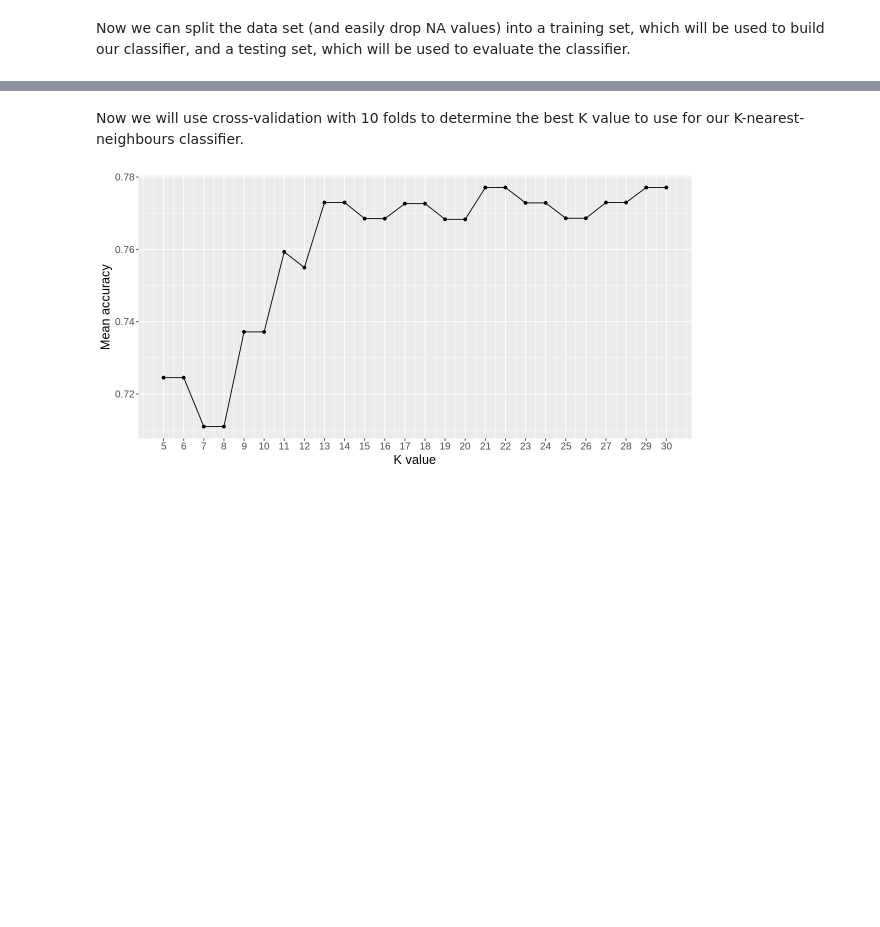
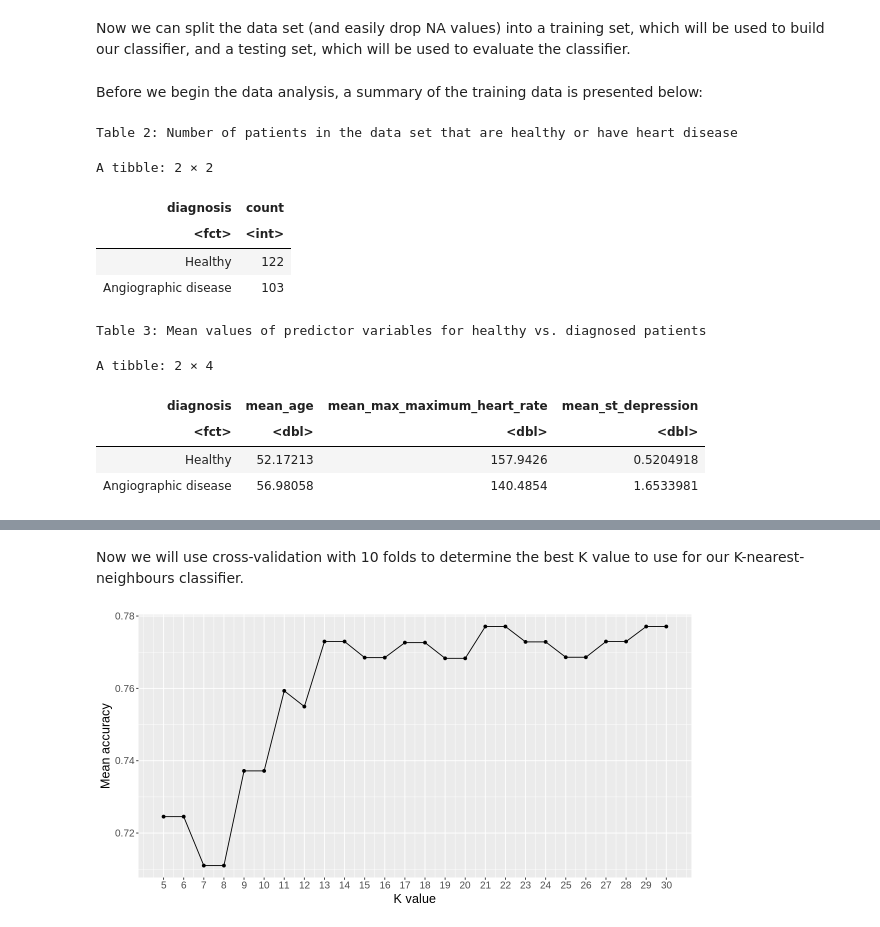
Before and after one commit to goete/Heart-Disease-Prediction-Modelling, a Jupyter notebook: final_report.ipynb, the cells around one changed output, grey strips where cells are left out. Saved outputs shown, nothing was run; the diff lists cells and outputs as text; code cells hidden in the pictures; blank space fills up the shorter version.

```diff
--- a/final_report.ipynb
+++ b/final_report.ipynb
@@ -73,3 +84,33 @@ data_split <- data_selected |>
 
 training_set <- training(data_split)
 testing_set <- testing(data_split)
+# %% [markdown]
+Before we begin the data analysis, a summary of the training data is presented below:
+# %%
+number_of_observations <- training_set |>
+    group_by(diagnosis) |>
+    summarize(count = n())
+
+cat("Table 2: Number of patients in the data set that are healthy or have heart disease")
+number_of_observations
+
+mean_values <- training_set |>
+    group_by(diagnosis) |>
+    select(-thal) |>
+    summarize(mean_age = mean(age), mean_max_maximum_heart_rate = mean(max_heart_rate), mean_st_depression = mean(st_depression))
+
+cat("\n\nTable 3: Mean values of predictor variables for healthy vs. diagnosed patients")
+mean_values
+# %% [output]
+Table 2: Number of patients in the data set that are healthy or have heart disease
+A tibble: 2 × 2
+| diagnosis | count |
+| <fct> | <int> |
+| Healthy | 122 |
+| Angiographic disease | 103 |
+Table 3: Mean values of predictor variables for healthy vs. diagnosed patients
+A tibble: 2 × 4
+| diagnosis | mean_age | mean_max_maximum_heart_rate | mean_st_depression |
+| <fct> | <dbl> | <dbl> | <dbl> |
+| Healthy | 52.17213 | 157.9426 | 0.5204918 |
+| Angiographic disease | 56.98058 | 140.4854 | 1.6533981 |
```
Also changed, not shown: parts of 13 cells of this notebook.
